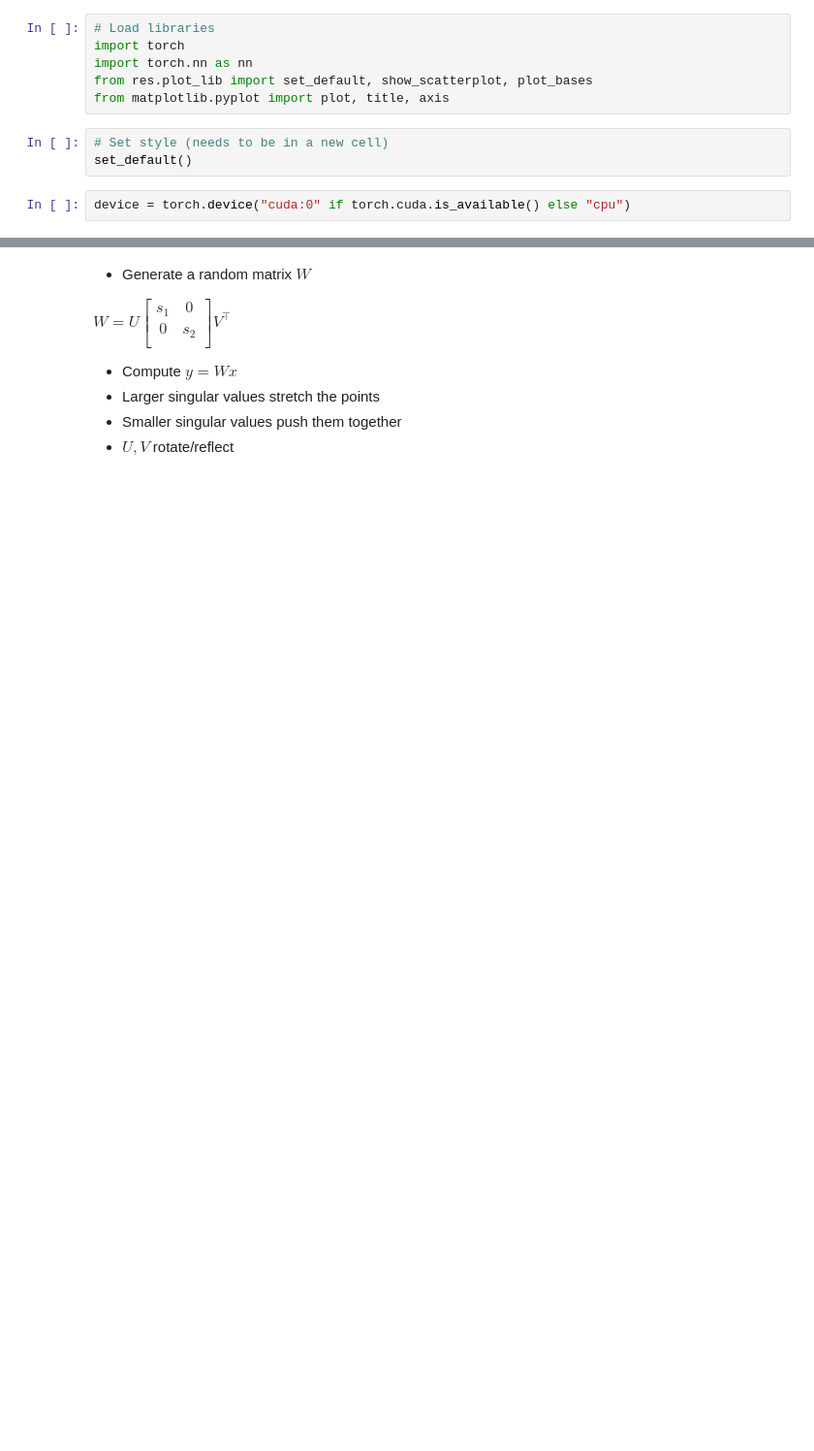
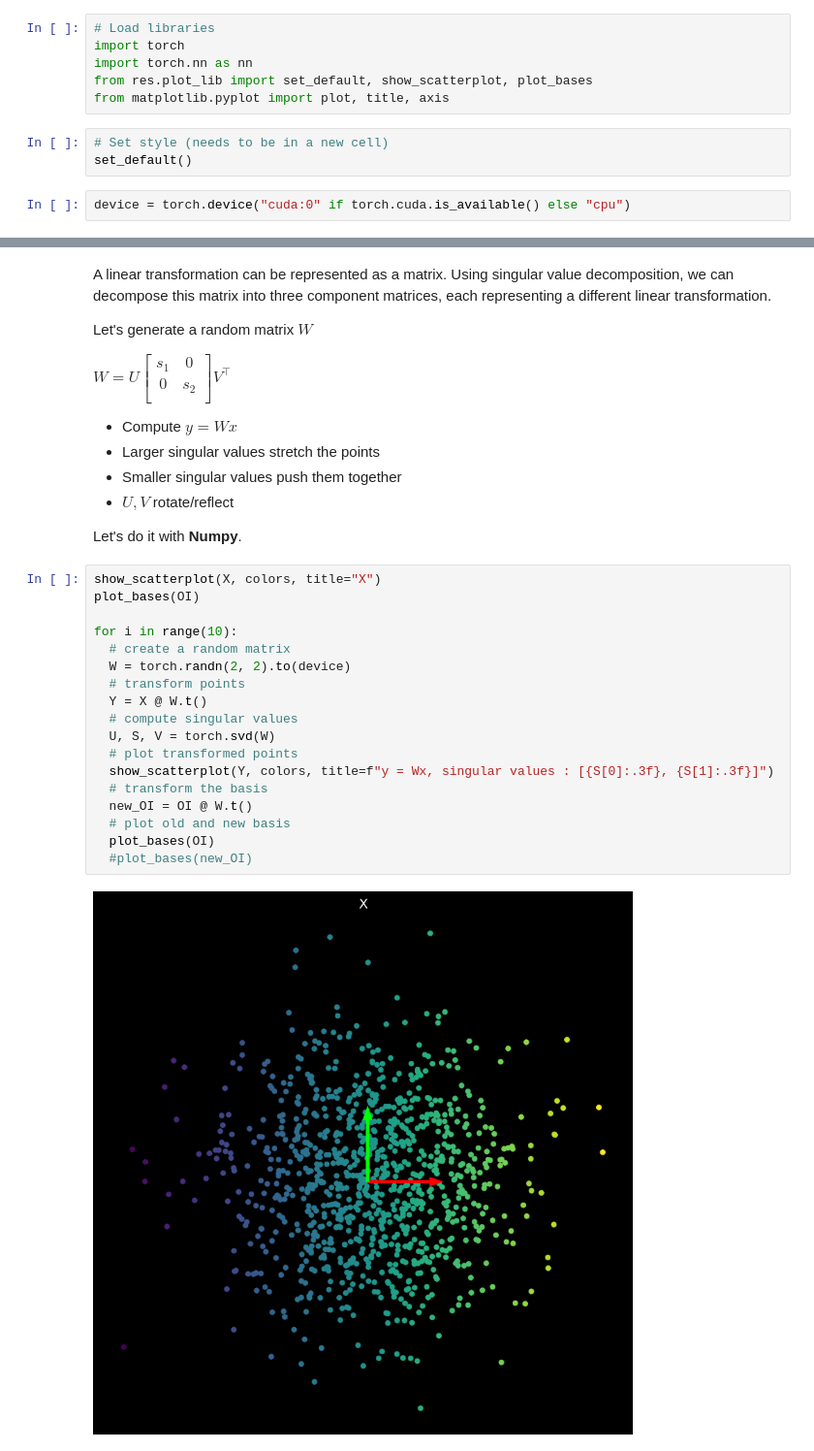
Before and after one commit to rahiakela/deep-learning-research-and-practice, a Jupyter notebook: nyu-deep-learning-2020/02_space_stretching.ipynb, the cells around one changed output, grey strips where cells are left out. Shown at 97% size. Saved outputs shown, nothing was run; the diff lists cells and outputs as text; blank space fills up the shorter version.

```diff
--- a/nyu-deep-learning-2020/02_space_stretching.ipynb
+++ b/nyu-deep-learning-2020/02_space_stretching.ipynb
@@ -33,5 +37,7 @@ plot_bases(OI)
 # %% [markdown]
-* Generate a random matrix $W$
+A linear transformation can be represented as a matrix. Using singular value decomposition, we can decompose this matrix into three component matrices, each representing a different linear transformation.
+
+Let's generate a random matrix $W$
 
 $
 \begin{equation}
@@ -47,3 +53,25 @@ $
 * Larger singular values stretch the points
 * Smaller singular values push them together
 * $U, V$ rotate/reflect
+
+Let's do it with **Numpy**.
+# %%
+show_scatterplot(X, colors, title="X")
+plot_bases(OI)
+
+for i in range(10):
+  # create a random matrix
+  W = torch.randn(2, 2).to(device)
+  # transform points
+  Y = X @ W.t()
+  # compute singular values
+  U, S, V = torch.svd(W)
+  # plot transformed points
+  show_scatterplot(Y, colors, title=f"y = Wx, singular values : [{S[0]:.3f}, {S[1]:.3f}]")
+  # transform the basis
+  new_OI = OI @ W.t()
+  # plot old and new basis
+  plot_bases(OI)
+  #plot_bases(new_OI)
+# %% [output]
+[figure, added]
```
Also changed, not shown: parts of 9 cells of this notebook.
